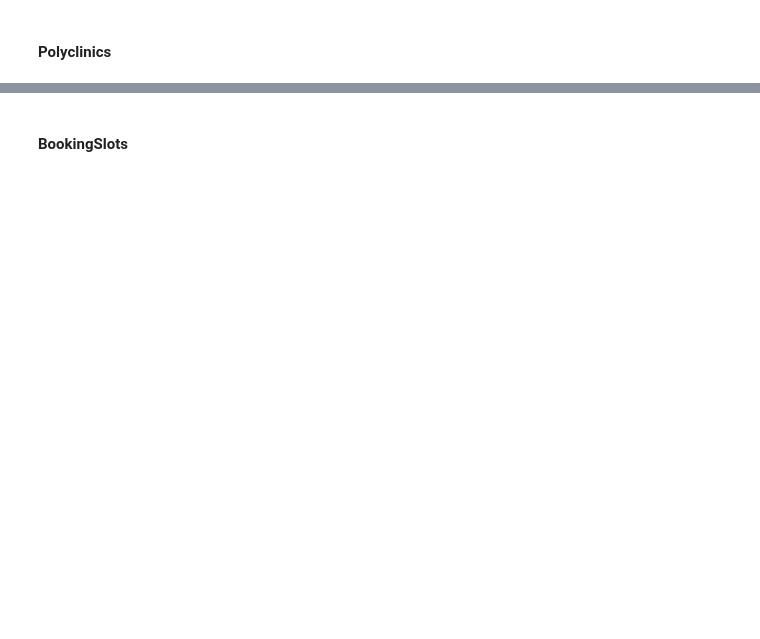
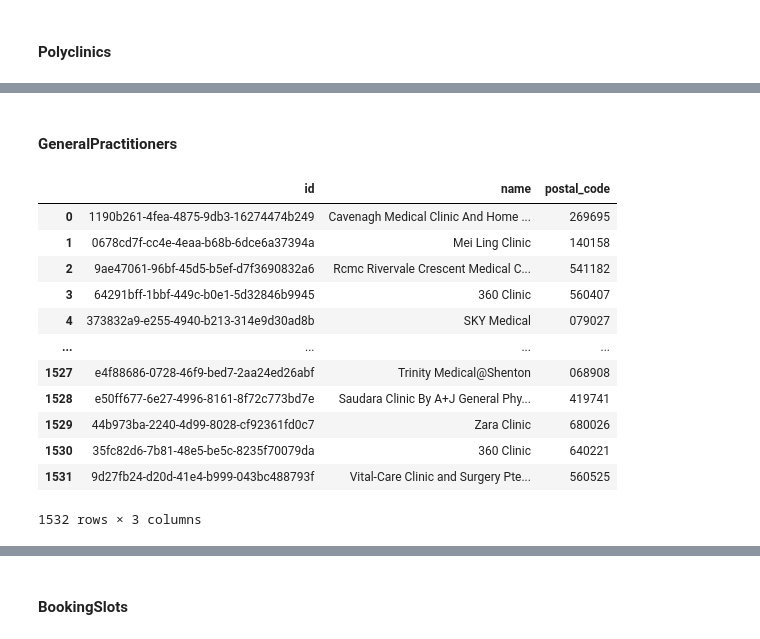
Before and after one commit to 0Upjh80d/agents, a Jupyter notebook: notebooks/query_database.ipynb, the cells around one changed output, grey strips where cells are left out. Drawn from its saved outputs; the diff is of its cells as text; code cells hidden in the pictures; blank space fills up the shorter version.

```diff
--- a/notebooks/query_database.ipynb
+++ b/notebooks/query_database.ipynb
@@ -145,0 +162,23 @@ display(polyclinic_df)
+# %% [markdown]
+#### GeneralPractitioners
+# %%
+# Query the Vaccines table
+query = "SELECT * FROM GeneralPractitioners"
+# Execute the query and load results into a DataFrame
+gp_df = pd.read_sql(query, conn)
+# Display the results
+display(gp_df)
+# %% [output]
+|  | id | name | postal_code |
+| 0 | 1190b261-4fea-4875-9db3-16274474b249 | Cavenagh Medical Clinic And Home ... | 269695 |
+| 1 | 0678cd7f-cc4e-4eaa-b68b-6dce6a37394a | Mei Ling Clinic | 140158 |
+| 2 | 9ae47061-96bf-45d5-b5ef-d7f3690832a6 | Rcmc Rivervale Crescent Medical C... | 541182 |
+| 3 | 64291bff-1bbf-449c-b0e1-5d32846b9945 | 360 Clinic | 560407 |
+| 4 | 373832a9-e255-4940-b213-314e9d30ad8b | SKY Medical | 079027 |
+| ... | ... | ... | ... |
+| 1527 | e4f88686-0728-46f9-bed7-2aa24ed26abf | Trinity Medical@Shenton | 068908 |
+| 1528 | e50ff677-6e27-4996-8161-8f72c773bd7e | Saudara Clinic By A+J General Phy... | 419741 |
+| 1529 | 44b973ba-2240-4d99-8028-cf92361fd0c7 | Zara Clinic | 680026 |
+| 1530 | 35fc82d6-7b81-48e5-be5c-8235f70079da | 360 Clinic | 640221 |
+| 1531 | 9d27fb24-d20d-41e4-b999-043bc488793f | Vital-Care Clinic and Surgery Pte... | 560525 |
+1532 rows × 3 columns
```
Also changed, not shown: parts of 15 cells of this notebook, 3 other files.
